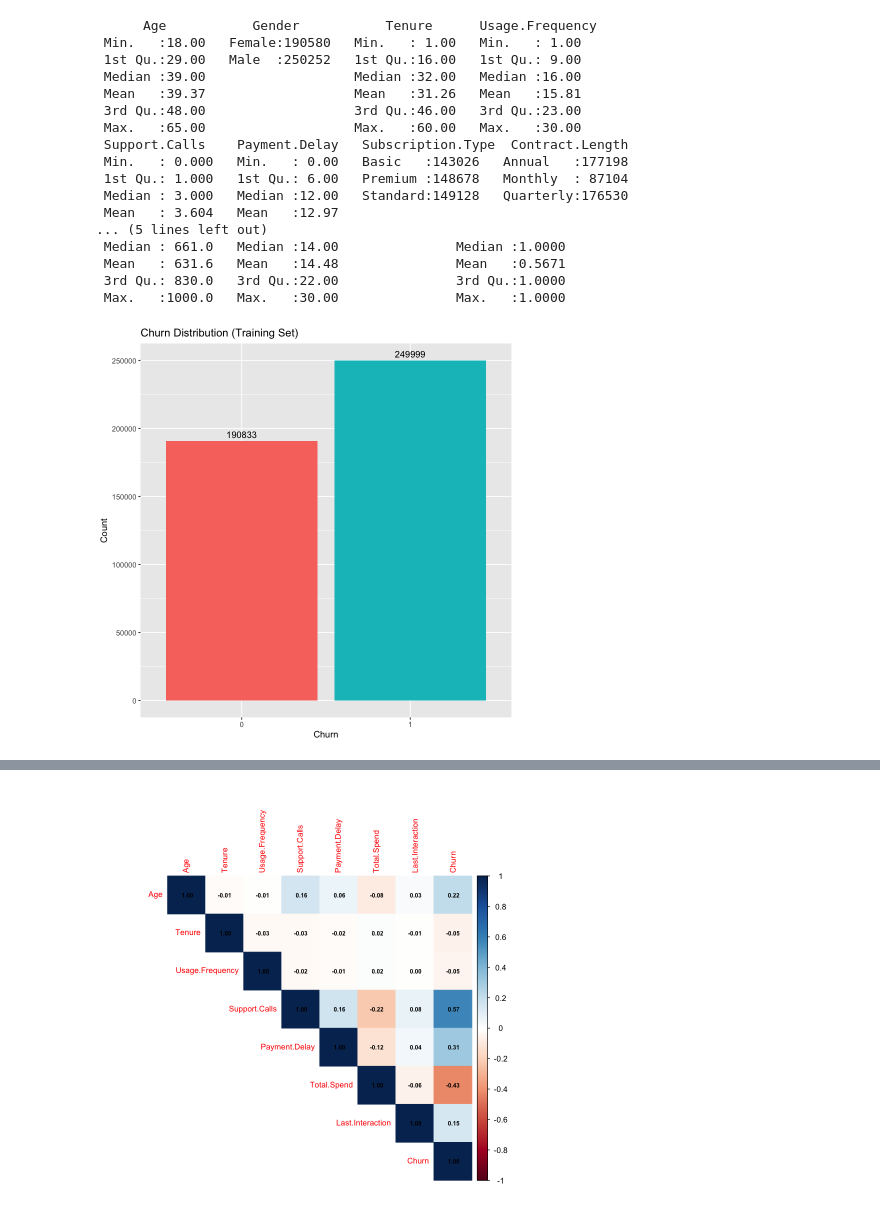
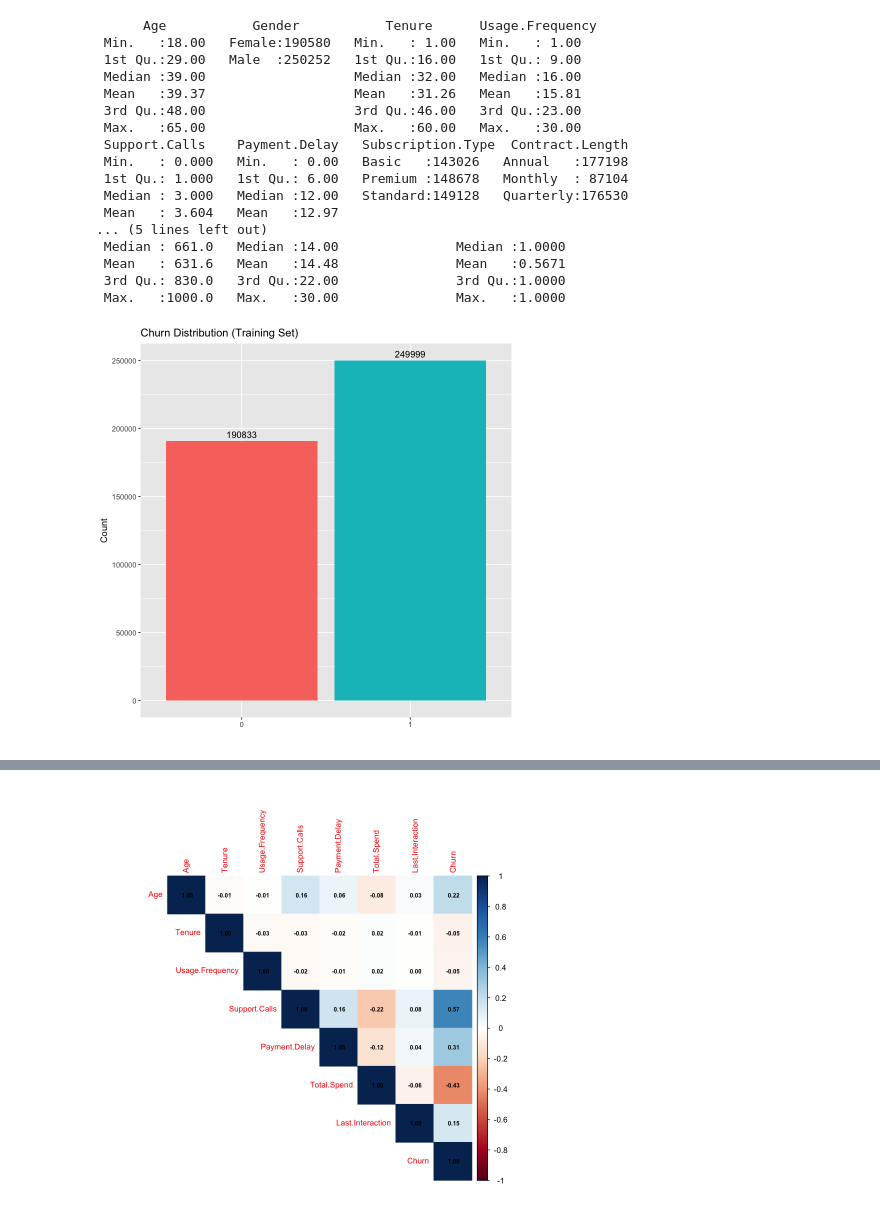
Before and after one commit to ShengPeiWilliam/telecom-churn-ml, a Jupyter notebook: code/churn_analysis.ipynb, the cells around one changed output, grey strips where cells are left out. Saved outputs shown, nothing was run; the diff lists cells and outputs as text; code cells hidden in the pictures.

```diff
--- a/code/churn_analysis.ipynb
+++ b/code/churn_analysis.ipynb
@@ -87,15 +105,15 @@ summary(df.train)
  Mean   : 631.6   Mean   :14.48               Mean   :0.5671
  3rd Qu.: 830.0   3rd Qu.:22.00               3rd Qu.:1.0000
  Max.   :1000.0   Max.   :30.00               Max.   :1.0000
-# %%
-ggplot(df.train, aes(x = Churn, fill = Churn)) +
-    geom_bar() +
-    geom_text(stat = "count", aes(label = after_stat(count)), vjust = -0.5) +
-    labs(title = "Churn Distribution (Training Set)",
-         x = "Churn", y = "Count") +
-    theme(legend.position = "none")
-# %% [output]
-[figure, removed]
+# %%
+ggplot(df.train, aes(x = Churn, fill = Churn)) +
+    geom_bar() +
+    geom_text(stat = "count", aes(label = after_stat(count)), vjust = -0.5) +
+    labs(title = "Churn Distribution (Training Set)",
+         x = "", y = "Count") +
+    theme(legend.position = "none")
+# %% [output]
+[figure, added]
 # %%
 categorical.features <- c("Gender", "Subscription.Type", "Contract.Length")
 
```
Also changed, not shown: parts of 6 cells of this notebook, 2 other files.
